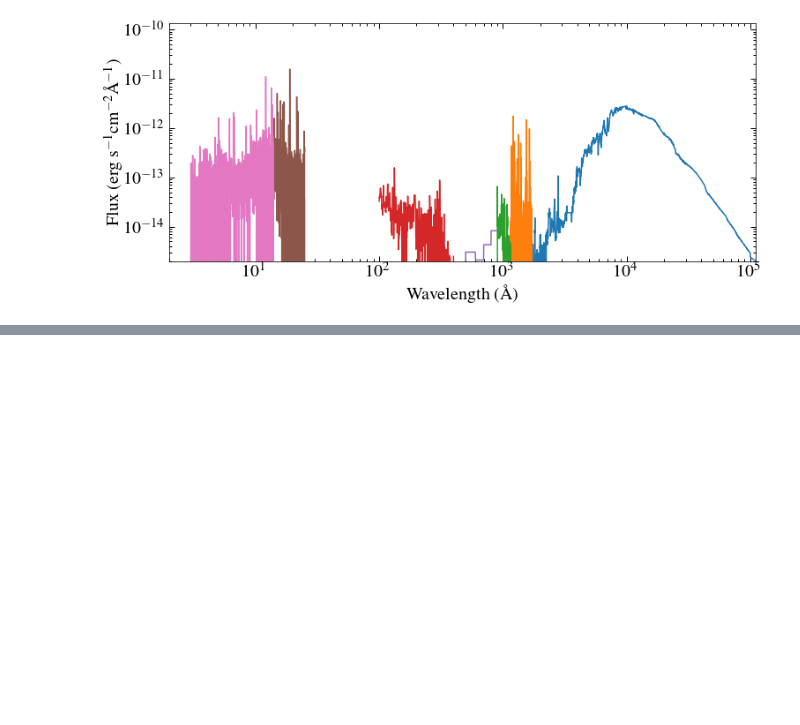
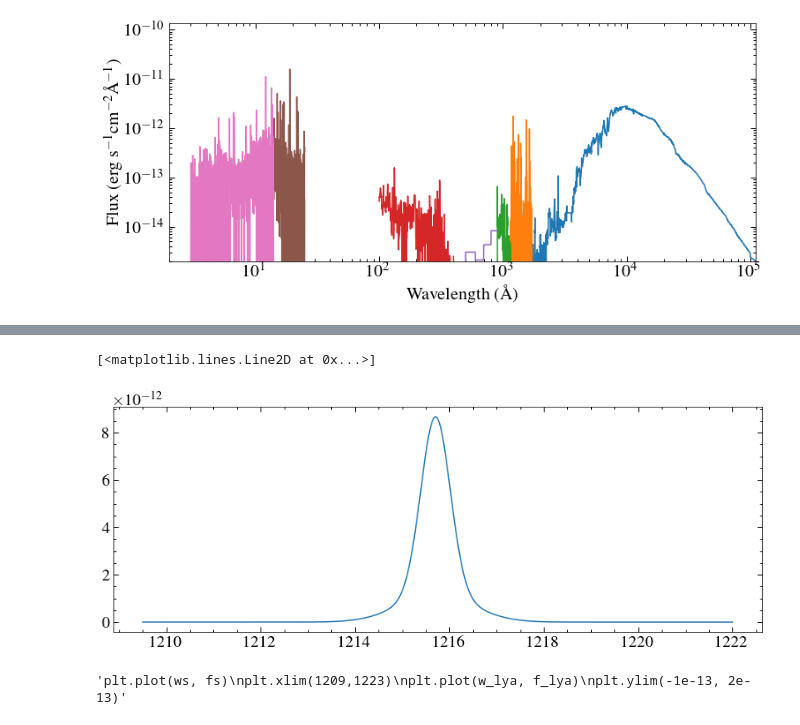
Before and after one commit to davidjwilson/ad-leo-sed, a Jupyter notebook: ad_leo_sed.ipynb, the cells around one changed output, grey strips where cells are left out. Drawn from its saved outputs; the diff is of its cells as text; code cells hidden in the pictures; blank space fills up the shorter version.

```diff
--- a/ad_leo_sed.ipynb
+++ b/ad_leo_sed.ipynb
@@ -473,0 +503,14 @@ Needs a Lya line and ideally a apec model
+# %%
+lyapath = '/media/david/5tb_storage1/ad_leo/lya/ADLeo_LyA_intrinsic_profile.txt'
+w_lya, f_lya = np.loadtxt(lyapath, unpack=True)
+plt.plot(w_lya, f_lya)
+# %% [output]
+[<matplotlib.lines.Line2D at 0x...>]
+[figure, added]
+# %%
+"""plt.plot(ws, fs)
+plt.xlim(1209,1223)
+plt.plot(w_lya, f_lya)
+plt.ylim(-1e-13, 2e-13)"""
+# %% [output]
+'plt.plot(ws, fs)\nplt.xlim(1209,1223)\nplt.plot(w_lya, f_lya)\nplt.ylim(-1e-13, 2e-13)'
```
Also changed, not shown: parts of 12 cells of this notebook, 8 other files.
